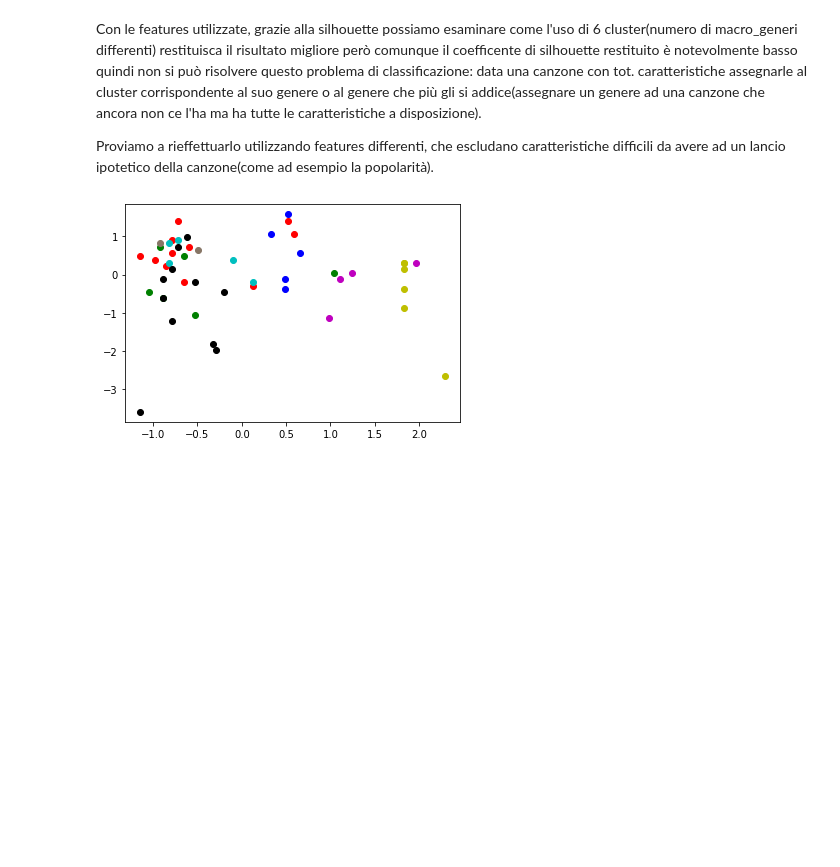
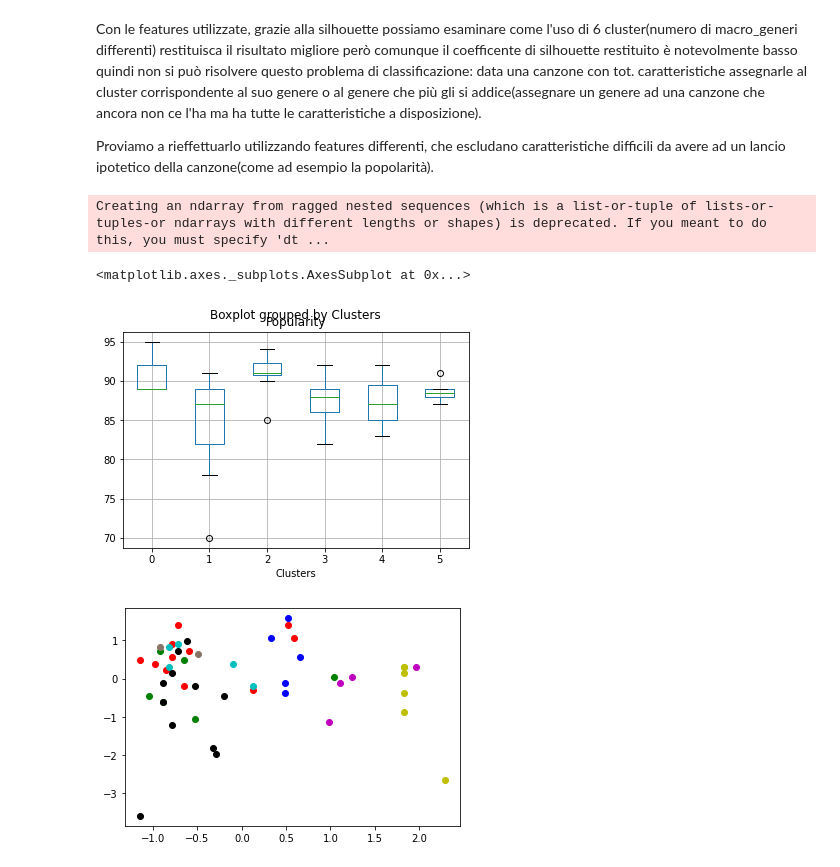
Before and after one commit to PedemonteGiacomo/DataScienceProject, a Jupyter notebook: project.ipynb, the cells around one changed output. Drawn from its saved outputs; the diff is of its cells as text; code cells hidden in the pictures; blank space fills up the shorter version.

```diff
--- a/project.ipynb
+++ b/project.ipynb
@@ -876,6 +876,25 @@ silhouette(X)
 Con le features utilizzate, grazie alla silhouette possiamo esaminare come l'uso di 6 cluster(numero di macro_generi differenti) restituisca il risultato migliore però comunque il coefficente di silhouette restituito è notevolmente basso quindi non si può risolvere questo problema di classificazione: data una canzone con tot. caratteristiche assegnarle al cluster corrispondente al suo genere o al genere che più gli si addice(assegnare un genere ad una canzone che ancora non ce l'ha ma ha tutte le caratteristiche a disposizione).
 
 Proviamo a rieffettuarlo utilizzando features differenti, che escludano caratteristiche difficili da avere ad un lancio ipotetico della canzone(come ad esempio la popolarità).
+# %%
+tutti_generi_numerico = ['1','2','3','4','5','4','6','4' ... continua ad assegnare i generi]
+#1 = canadian pop
+#2 = reggaeton
+#3 = dance pop
+#4 = pop
+#5 = dfw rap
+#6 = trap
+macro_generi_numerico = [... continua assegnando numeri per ogni macrogenere]
+
+maxi_all["Clusters"]=kmeans.predict(X)
+maxi_all.boxplot(column='GENERE',by='Clusters')
+#dato che le features considerate comprendevano anche la popolarità, non ha senso restituire la popolarità.
+#potremmo vedere questi cluster come macro generi e capire a quali generi si possono associare le canzoni che arrivano
+#però dovrei rendere quantitativo l'attirbuto del genere.
+# %% [output]
+Creating an ndarray from ragged nested sequences (which is a list-or-tuple of lists-or-tuples-or ndarrays with different lengths or shapes) is deprecated. If you meant to do this, you must specify 'dt ...
+<matplotlib.axes._subplots.AxesSubplot at 0x...>
+[figure, added]
 # %%
 kmeans=KMeans(n_clusters=8, random_state=0).fit(X)
 y=kmeans.labels_
```
Also changed, not shown: parts of 8 cells of this notebook.
